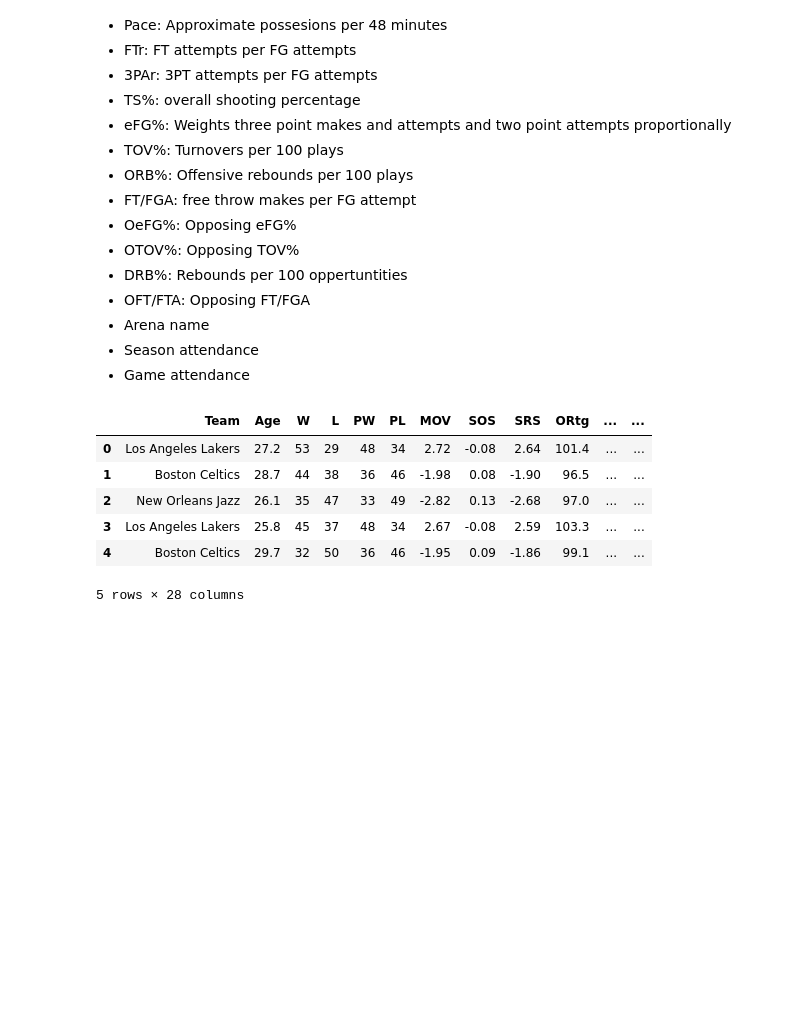
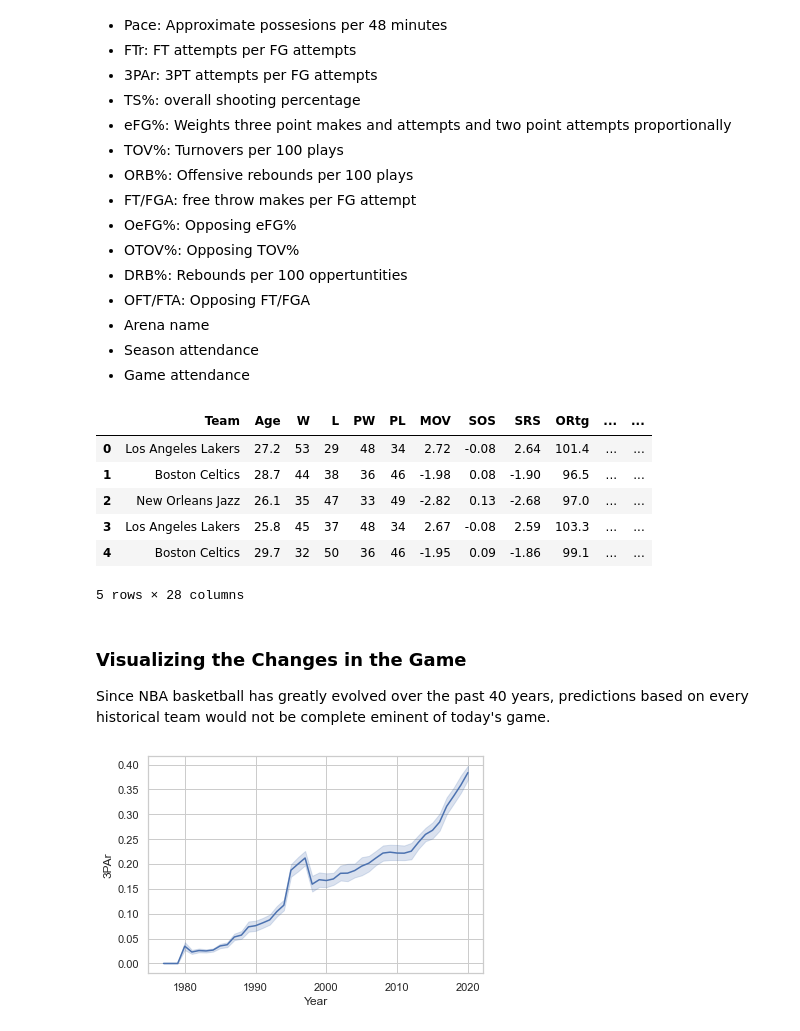
Before and after one commit to gargparthb/nba-data-analysis, a Jupyter notebook: notebooks/eda.ipynb, the cells around one changed output. Drawn from its saved outputs; the diff is of its cells as text; code cells hidden in the pictures; blank space fills up the shorter version.

Commit message:
graphs

```diff
--- a/notebooks/eda.ipynb
+++ b/notebooks/eda.ipynb
@@ -2,7 +2,9 @@
 import pandas as pd
 import numpy as np
 import matplotlib.pyplot as plt
+%matplotlib inline
 import seaborn as sns
+sns.set_theme(style="whitegrid")
 # %% [markdown]
 ### Exploring the Data
 The scraped dataset catalogues the advanced stats for almost every NBA team from 1977. The advanced stats are:
@@ -42,3 +44,10 @@ data.head()
 | 3 | Los Angeles Lakers | 25.8 | 45 | 37 | 48 | 34 | 2.67 | -0.08 | 2.59 | 103.3 | ... | ... |
 | 4 | Boston Celtics | 29.7 | 32 | 50 | 36 | 46 | -1.95 | 0.09 | -1.86 | 99.1 | ... | ... |
 5 rows × 28 columns
+# %% [markdown]
+### Visualizing the Changes in the Game
+Since NBA basketball has greatly evolved over the past 40 years, predictions based on every historical team would not be complete eminent of today's game.
+# %%
+threepointplot = sns.lineplot(x='Year', y='3PAr', data=data)
+# %% [output]
+[figure, added]
```
Also changed, not shown: parts of 2 cells of this notebook.
